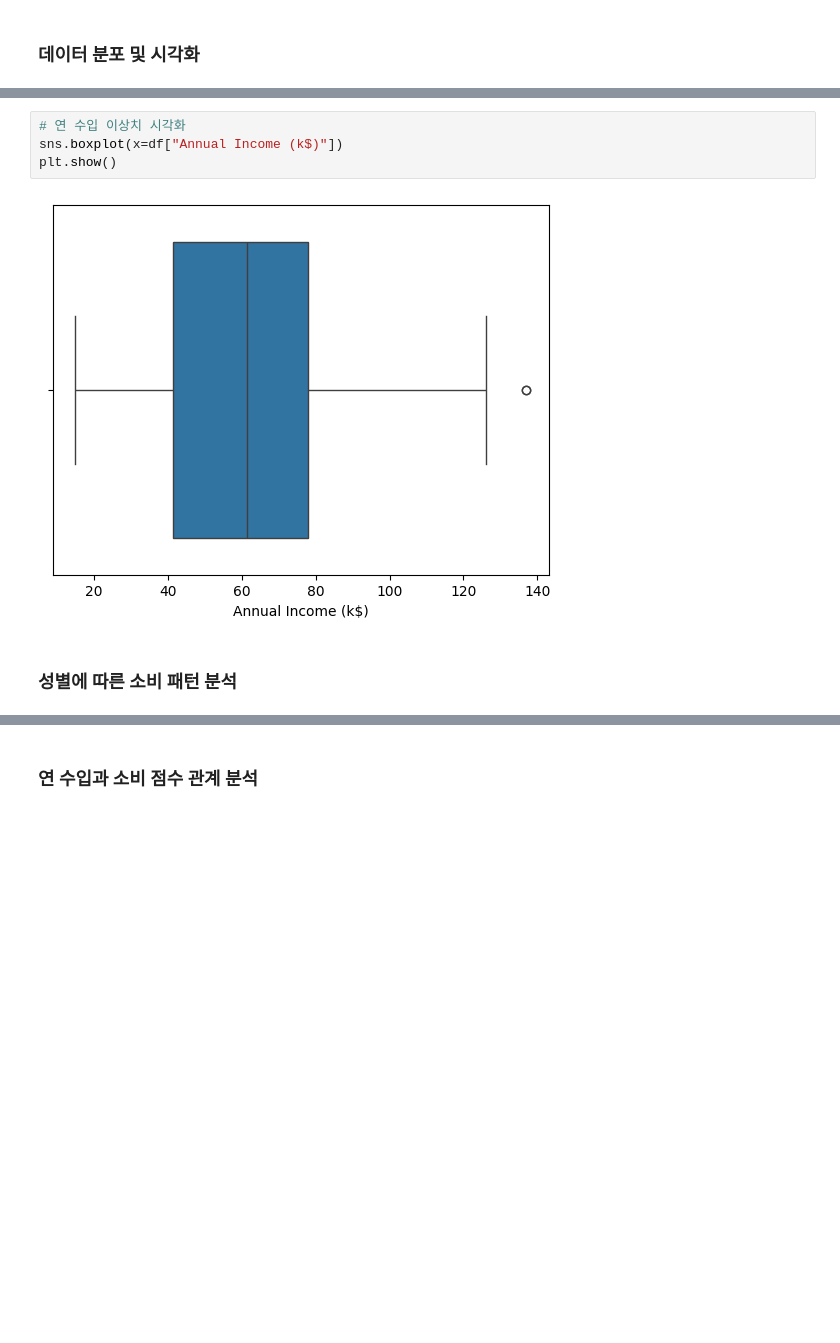
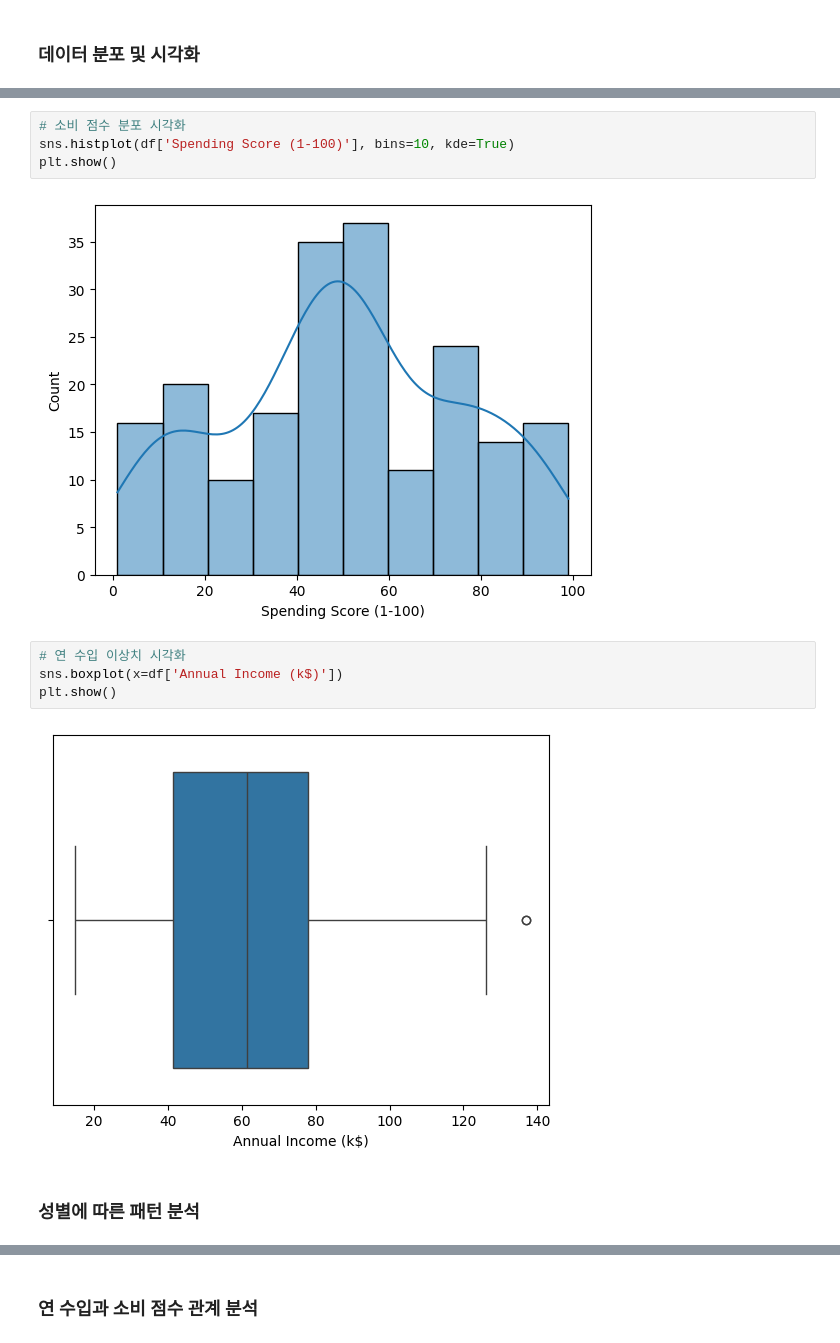
Before and after one commit to juhyeonjyu/SKRookies-ai-machine-learning, a Jupyter notebook: practice2.ipynb, the cells around one changed output, grey strips where cells are left out. Drawn from its saved outputs; the diff is of its cells as text; blank space fills up the shorter version.

```diff
--- a/practice2.ipynb
+++ b/practice2.ipynb
@@ -89,9 +89,15 @@ plt.show()
+# %%
+# 소비 점수 분포 시각화
+sns.histplot(df['Spending Score (1-100)'], bins=10, kde=True)
+plt.show()
+# %% [output]
+[figure, added]
 # %%
 # 연 수입 이상치 시각화
-sns.boxplot(x=df["Annual Income (k$)"])
+sns.boxplot(x=df['Annual Income (k$)'])
 plt.show()
 # %% [output]
 [figure]
 # %% [markdown]
-### 성별에 따른 소비 패턴 분석
+### 성별에 따른 패턴 분석
 # %%
```
Also changed, not shown: parts of 7 cells of this notebook, 2 other files.
